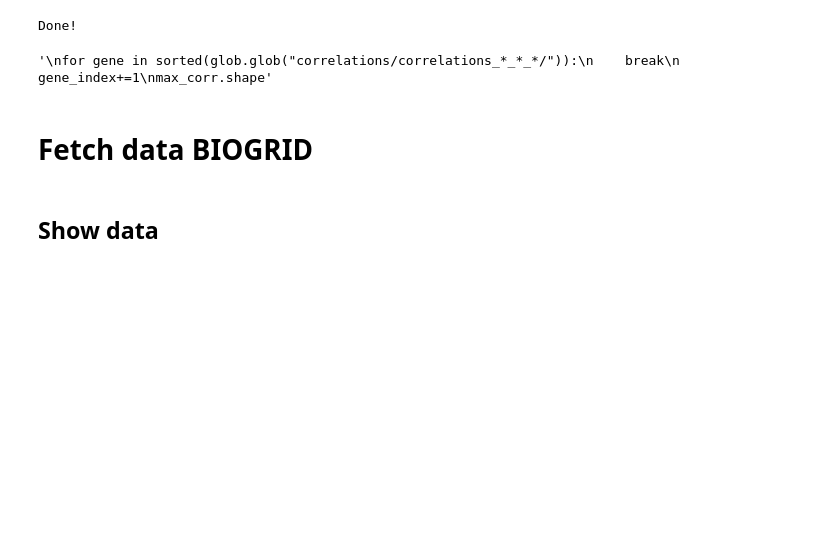
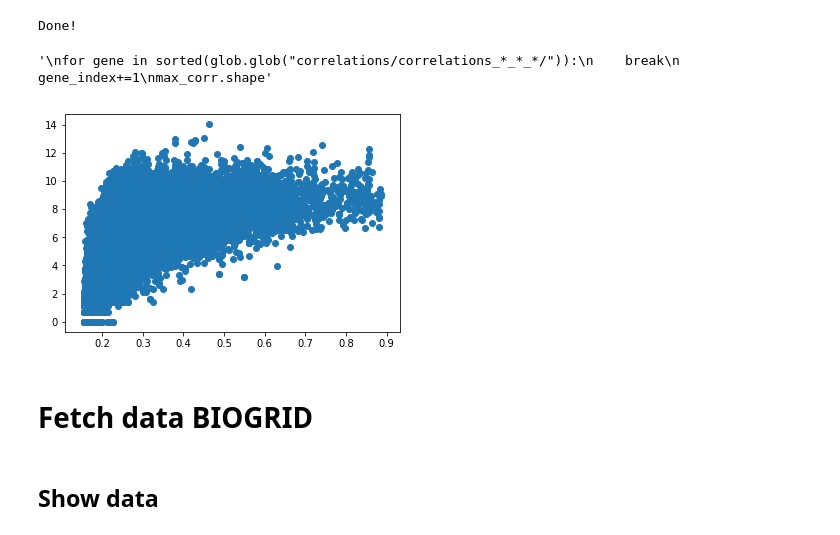
Before and after one commit to adespi/link_epi_to_expr, a Jupyter notebook: tests_before_create_graph.ipynb, the cells around one changed output. Cells and saved outputs as stored; diff of their text form; code cells hidden in the pictures; blank space fills up the shorter version.

```diff
--- a/tests_before_create_graph.ipynb
+++ b/tests_before_create_graph.ipynb
@@ -54,6 +54,11 @@ max_corr.shape"""
 # %% [output]
 Done!
 '\nfor gene in sorted(glob.glob("correlations/correlations_*_*_*/")):\n    break\n    gene_index+=1\nmax_corr.shape'
+# %%
+plt.scatter((max_corr.values), np.log(nbr_signif_corr.values))
+plt.show()
+# %% [output]
+[figure, added]
 # %% [markdown]
 # Fetch data BIOGRID
 # %%
```
Also changed, not shown: 2 other files.
